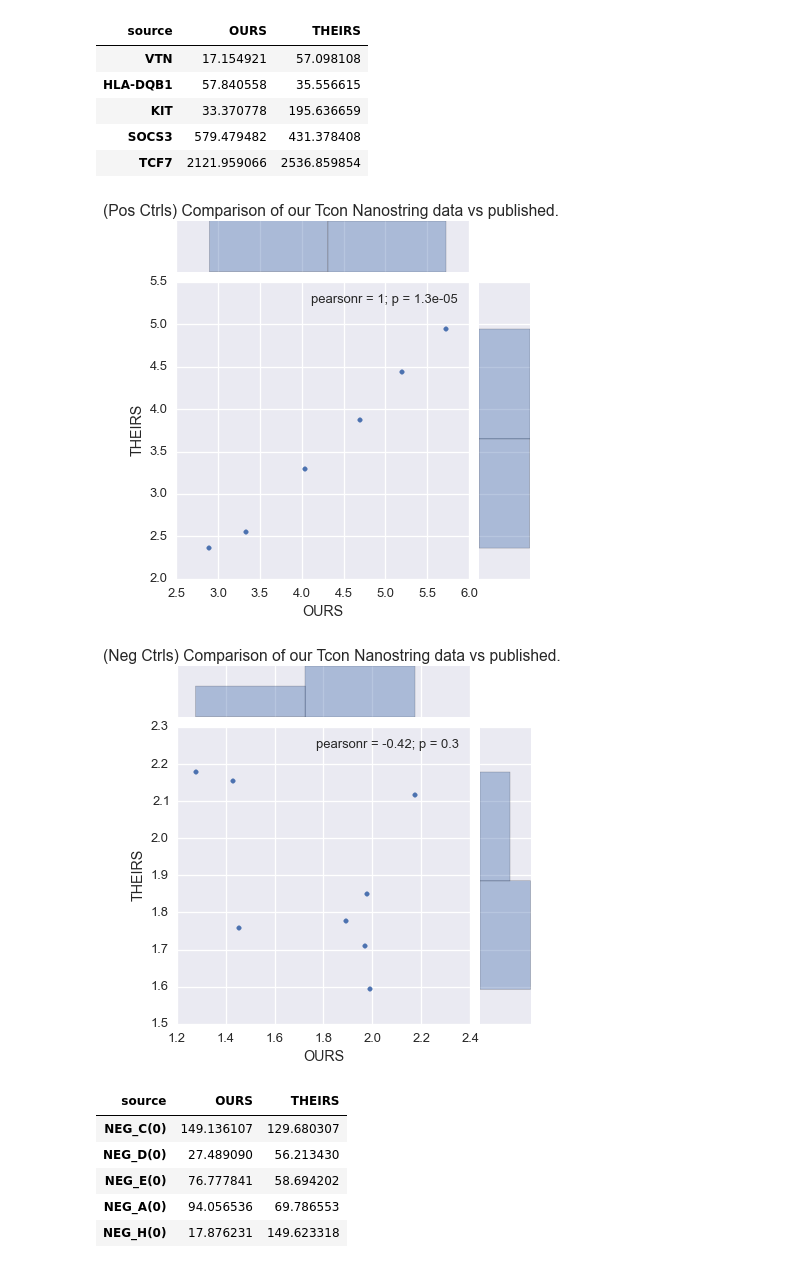
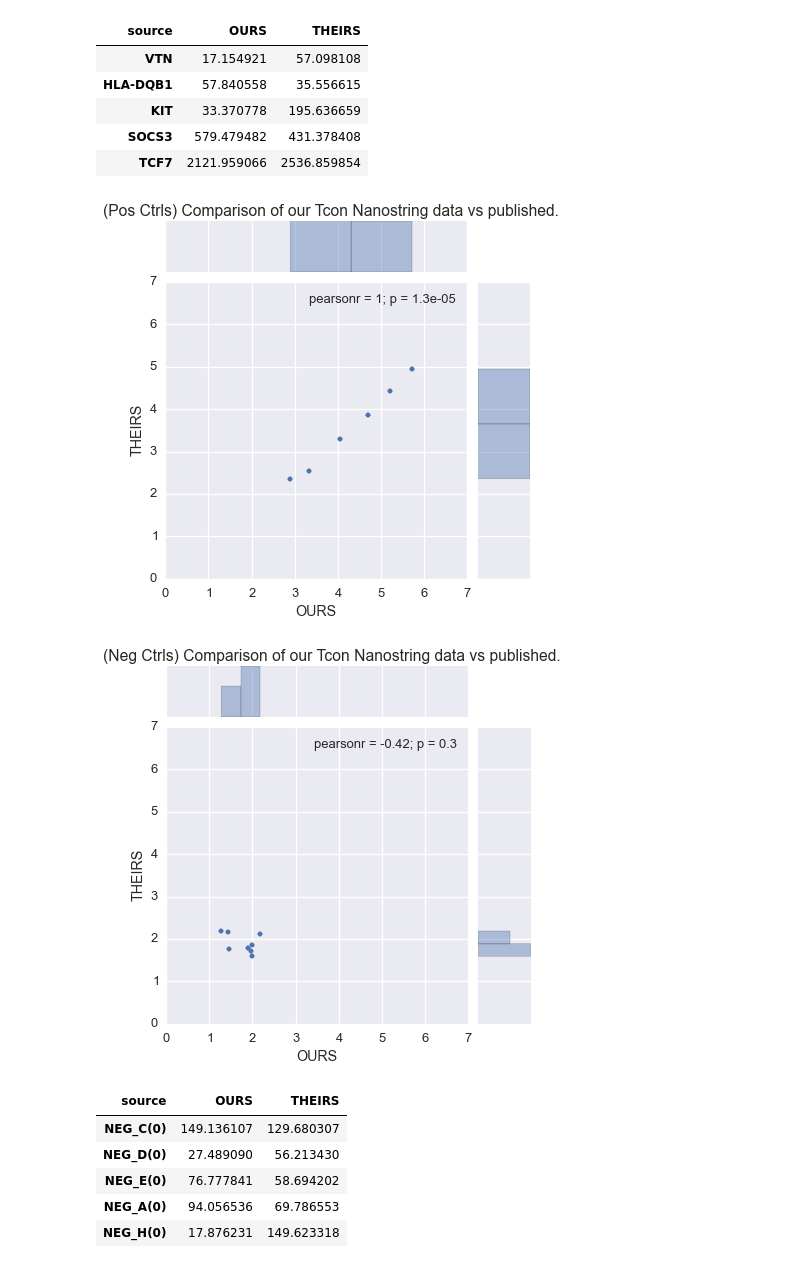
Before and after one commit to xguse/ipy_notebooks, a Jupyter notebook: BCH/James/2016-02-25__Comparison_of_our_nanostring_to_published_for_Tcon.ipynb, the cells around one changed output. Cells and saved outputs as stored; diff of their text form; code cells hidden in the pictures.

```diff
--- a/BCH/James/2016-02-25__Comparison_of_our_nanostring_to_published_for_Tcon.ipynb
+++ b/BCH/James/2016-02-25__Comparison_of_our_nanostring_to_published_for_Tcon.ipynb
@@ -294,19 +295,21 @@ cmb_cpm_mean.head()
 # %%
 sns.jointplot(x='OURS', y='THEIRS',
               data=np.log10(cmb_cpm_mean.loc[pos_ctrl]+1), kind='scatter',
+              xlim=(0,7), ylim=(0,7)
              );
 
 plt.suptitle("(Pos Ctrls) Comparison of our {cell} Nanostring data vs published.".format(cell=cell_type), y=1,);
 # %% [output]
-[figure, old version]
+[figure, new version]
 # %%
 sns.jointplot(x='OURS', y='THEIRS',
               data=np.log10(cmb_cpm_mean.loc[neg_ctrl]+1), kind='scatter',
+              xlim=(0,7), ylim=(0,7)
              );
 
 plt.suptitle("(Neg Ctrls) Comparison of our {cell} Nanostring data vs published.".format(cell=cell_type), y=1,);
 # %% [output]
-[figure, old version]
+[figure, new version]
 # %%
 cmb_cpm_mean.loc[neg_ctrl].head()
 # %% [output]
```
Also changed, not shown: parts of 3 cells of this notebook, 23 other files.
